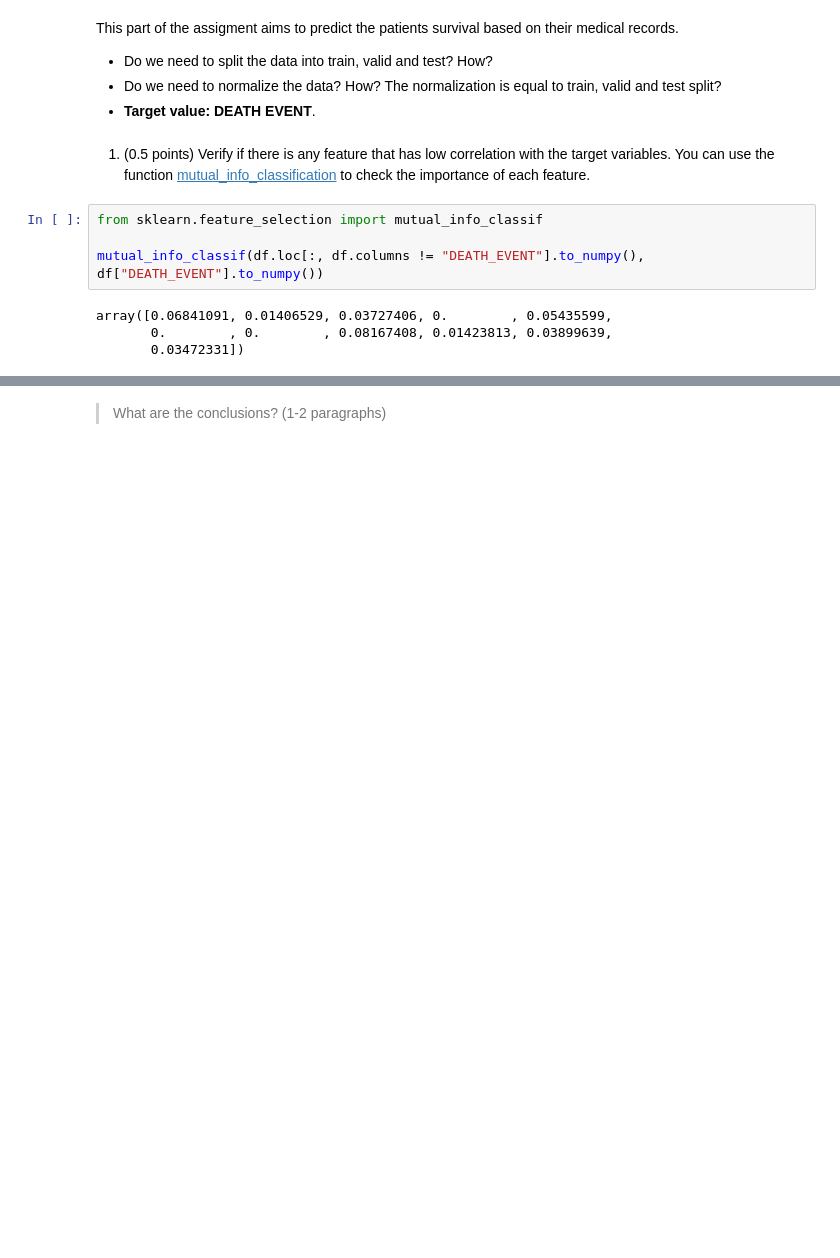
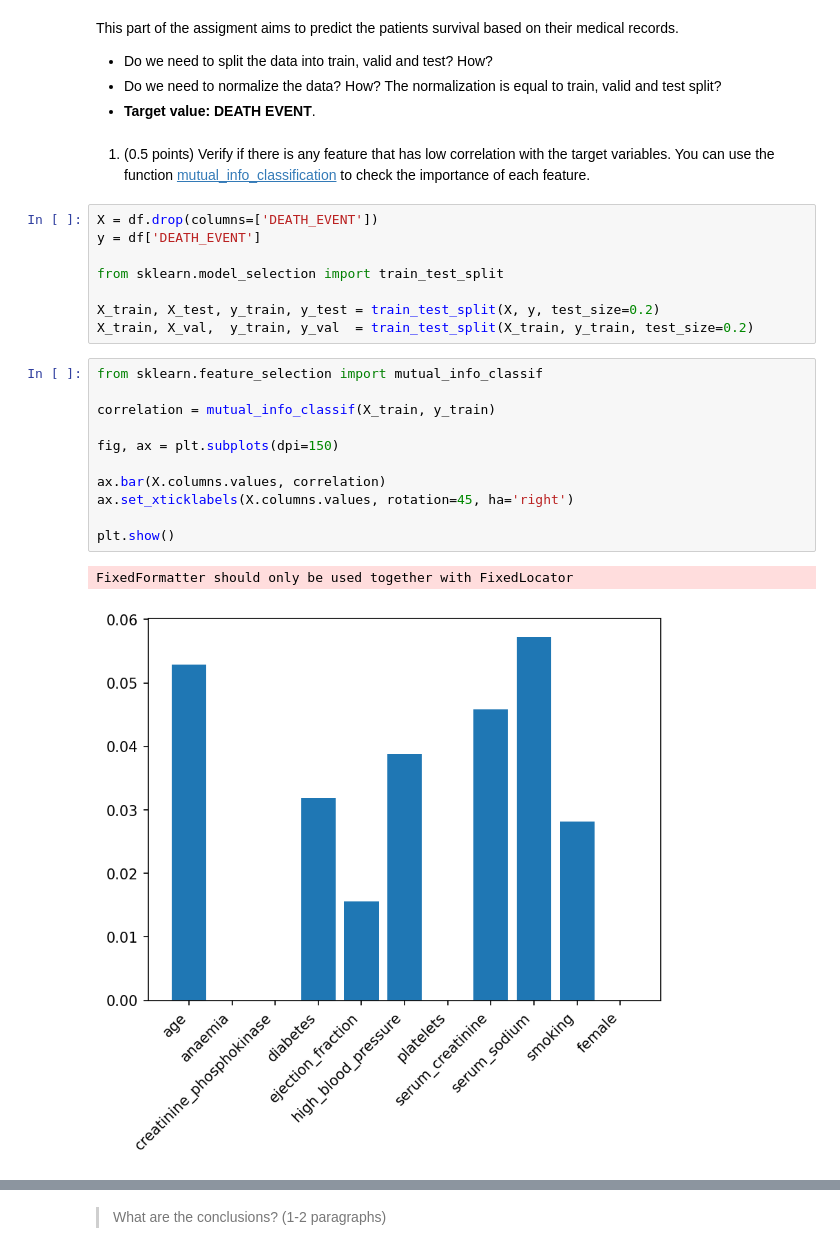
Before and after one commit to DanielGardin/MO444, a Jupyter notebook: T2_Classical_Techniques.ipynb, the cells around one changed output, grey strips where cells are left out. Cells and saved outputs as stored; diff of their text form; blank space fills up the shorter version.

```diff
--- a/T2_Classical_Techniques.ipynb
+++ b/T2_Classical_Techniques.ipynb
@@ -499,11 +499,25 @@ This part of the assigment aims to predict the patients survival based on their
 * **Target value: DEATH EVENT**.
 # %% [markdown]
 1. (0.5 points) Verify if there is any feature that has low correlation with the target variables. You can use the function [mutual_info_classification](https://scikit-learn.org/stable/modules/generated/sklearn.feature_selection.mutual_info_classif.html) to check the importance of each feature.
-# %%
-from sklearn.feature_selection import mutual_info_classif
-
-mutual_info_classif(df.loc[:, df.columns != "DEATH_EVENT"].to_numpy(), df["DEATH_EVENT"].to_numpy())
-# %% [output]
-array([0.06841091, 0.01406529, 0.03727406, 0.        , 0.05435599,
-       0.        , 0.        , 0.08167408, 0.01423813, 0.03899639,
-       0.03472331])
+# %%
+X = df.drop(columns=['DEATH_EVENT'])
+y = df['DEATH_EVENT']
+
+from sklearn.model_selection import train_test_split
+
+X_train, X_test, y_train, y_test = train_test_split(X, y, test_size=0.2)
+X_train, X_val,  y_train, y_val  = train_test_split(X_train, y_train, test_size=0.2)
+# %%
+from sklearn.feature_selection import mutual_info_classif
+
+correlation = mutual_info_classif(X_train, y_train)
+
+fig, ax = plt.subplots(dpi=150)
+
+ax.bar(X.columns.values, correlation)
+ax.set_xticklabels(X.columns.values, rotation=45, ha='right')
+
+plt.show()
+# %% [output]
+FixedFormatter should only be used together with FixedLocator
+[figure, added]
```
Also changed, not shown: parts of 11 cells of this notebook.
